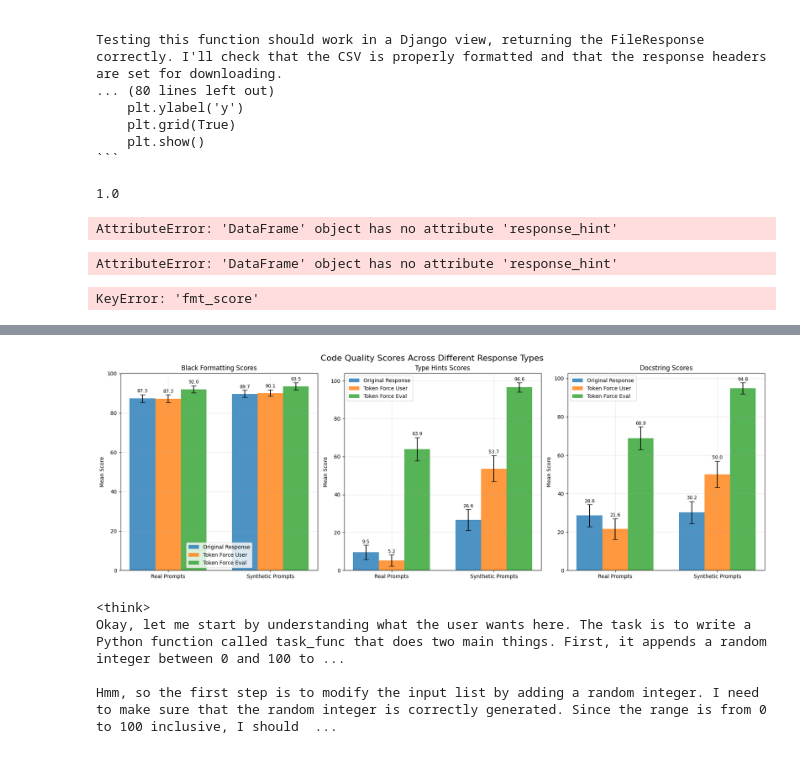
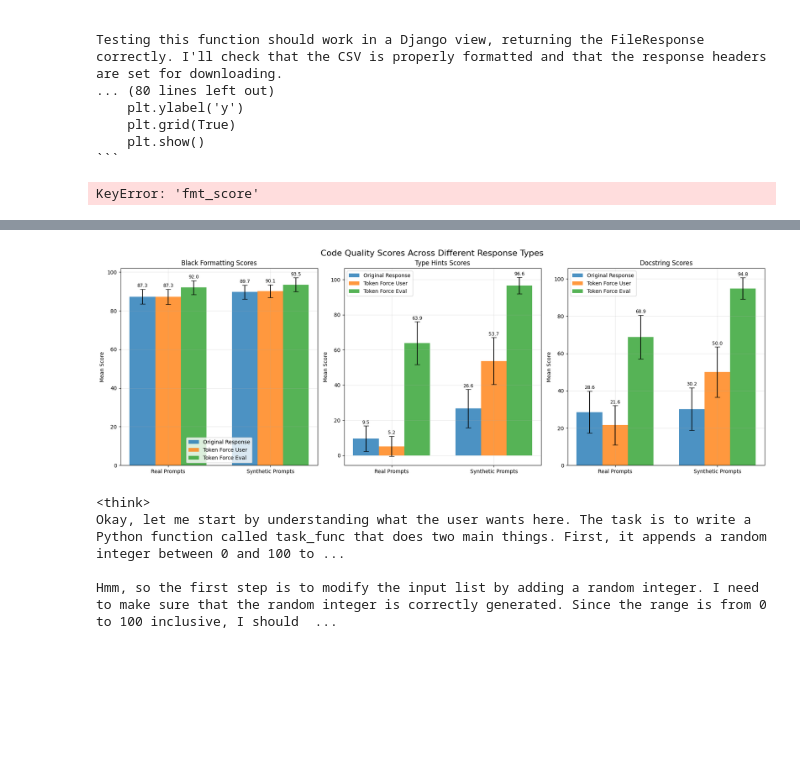
Before and after one commit to andrq12/large-finetune, a Jupyter notebook: token_baseline/scratch.ipynb, the cells around one changed output, grey strips where cells are left out. Cells and saved outputs as stored; diff of their text form; code cells hidden in the pictures; blank space fills up the shorter version.

````diff
--- a/token_baseline/scratch.ipynb
+++ b/token_baseline/scratch.ipynb
@@ -33,56 +33,6 @@ Testing this function should work in a Django view, returning the FileResponse c
     plt.grid(True)
     plt.show()
 ```
-# %%
-
-def _type_hint_coverage(code: str) -> float:
-    """Coverage of type hints in function signatures (0–1)."""
-    tree = ast.parse(code)
-    total = annotated = 0
-    for node in ast.walk(tree):
-        if isinstance(node, ast.FunctionDef):
-            # parameters (posonly, args, kwonly, varargs, kwargs)
-            params = (
-                node.args.posonlyargs
-                + node.args.args
-                + node.args.kwonlyargs
-                + ([node.args.vararg] if node.args.vararg else [])
-                + ([node.args.kwarg] if node.args.kwarg else [])
-            )
-            for p in params:
-                total += 1
-                if getattr(p, "annotation", None) is not None:
-                    annotated += 1
-            # return annotation
-            total += 1
-            if node.returns is not None:
-                annotated += 1
-    return (annotated / total) if total else 0.0
-
-_type_hint_coverage("""
-import numpy as np
-import matplotlib.pyplot as plt
-
-def task_func(a: int) -> None:
-    x = np.linspace(-10, 10, 400)
-    y = x ** 2
-    plt.plot(x, y)
-    plt.title('y = x^2')
-    plt.xlabel('x')
-    plt.ylabel('y')
-    plt.grid(True)
-    plt.show()
-""")
-# %% [output]
-1.0
-# %%
-(df[df.prompt_real].response_hint == 100).mean(), (df[~df.prompt_real].response_hint == 100).mean()
-# %% [output]
-AttributeError: 'DataFrame' object has no attribute 'response_hint'
-# %%
-print(df[(df.response_hint > 0) & (df.response_hint < 100)].response.iloc[0])
-# %% [output]
-AttributeError: 'DataFrame' object has no attribute 'response_hint'
 # %%
 import matplotlib.pyplot as plt
 import numpy as np
@@ -178,7 +129,8 @@ def get_stats_by_response_type(response_prefix, score_type):
         group_data = df[group & valid_mask][col_name]
         if len(group_data) > 0:
             means.append(group_data.mean())
-            std_errors.append(group_data.std() / np.sqrt(len(group_data)))
+            # 95% confidence intervals (1.96 * standard error)
+            std_errors.append(1.96 * group_data.std() / np.sqrt(len(group_data)))
         else:
             means.append(0)
             std_errors.append(0)
@@ -194,34 +146,34 @@ colors = ['#1f77b4', '#ff7f0e', '#2ca02c']  # Blue, Orange, Green
 for i, (score_type, score_label) in enumerate(zip(score_types, score_labels)):
     ax = axes[i]
 
     x = np.arange(len(group_labels))
     width = 0.25
 
     for j, (response_type, response_label) in enumerate(zip(response_types, response_labels)):
         means, std_errors = get_stats_by_response_type(response_type, score_type)
 
         bars = ax.bar(x + (j - 1) * width, means, width,
                      yerr=std_errors, capsize=5,
                      label=response_label, color=colors[j], alpha=0.8)
 
         # Add value labels on bars
         for k, (bar, mean) in enumerate(zip(bars, means)):
             if mean > 0:  # Only show label if there's actual data
                 ax.text(bar.get_x() + bar.get_width()/2, bar.get_height() + std_errors[k] + 0.5,
                        f'{mean:.1f}', ha='center', va='bottom', fontsize=9)
 
     ax.set_ylabel('Mean Score')
     ax.set_title(f'{score_label} Scores')
     ax.set_xticks(x)
     ax.set_xticklabels(group_labels)
     ax.legend()
     ax.grid(True, alpha=0.3)
 
 plt.tight_layout()
 plt.suptitle('Code Quality Scores Across Different Response Types', y=1.02, fontsize=16)
 plt.show()
 # %% [output]
-[figure, old version]
+[figure, new version]
 # %%
 print(df[(~df.prompt_real) & (df.user_hint >= 50)].token_force_user.iloc[1])
 # %% [output]
````
Also changed, not shown: parts of 3 cells of this notebook, 5 other files.
